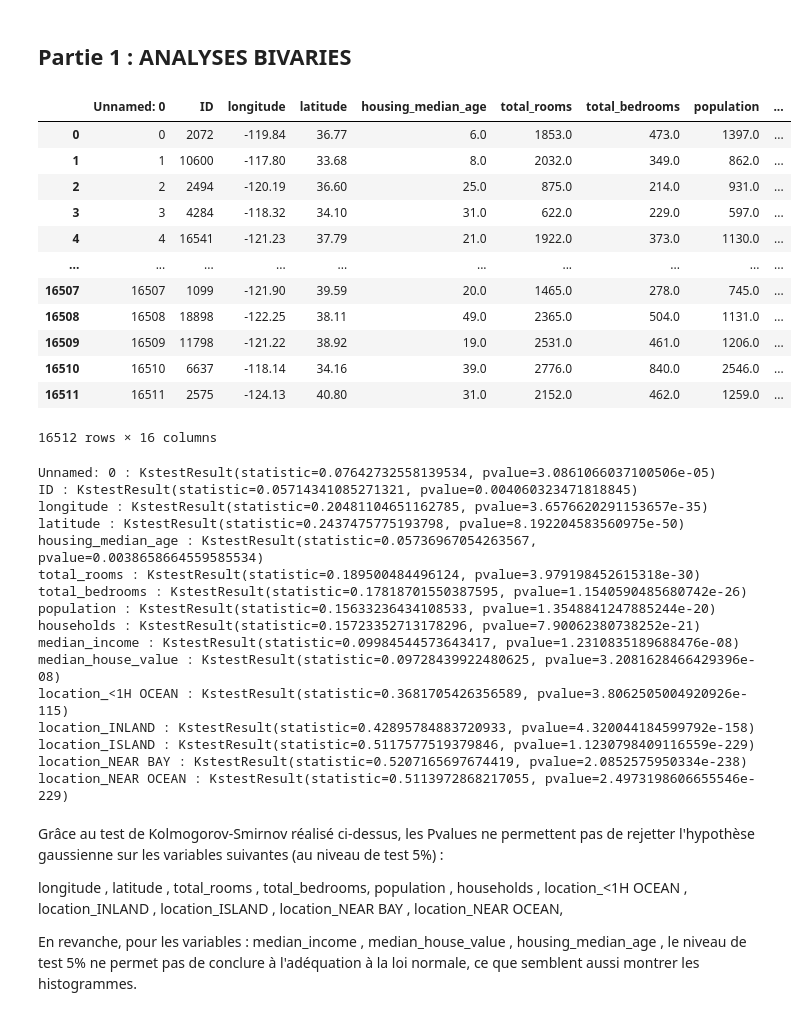
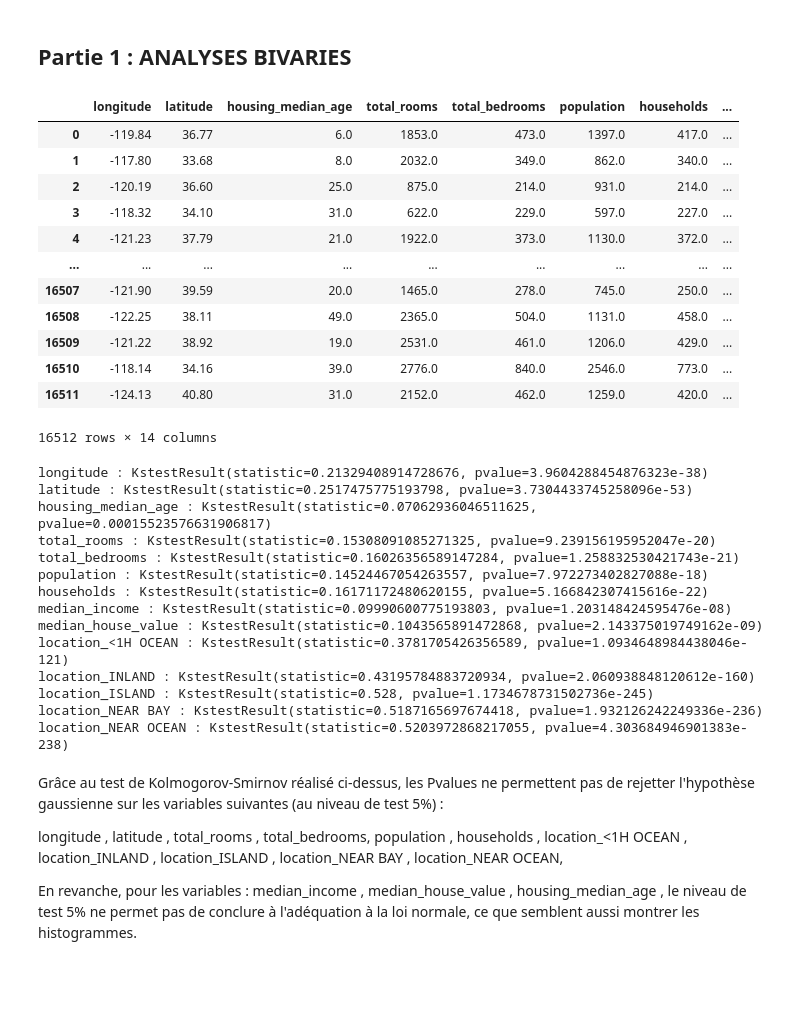
Before and after one commit to kamelbenabdelkader/ML_real_estate_project, a Jupyter notebook: notebook_INFERENCE.ipynb, the cells around one changed output. Saved outputs shown, nothing was run; the diff lists cells and outputs as text; code cells hidden in the pictures; blank space fills up the shorter version.

```diff
--- a/notebook_INFERENCE.ipynb
+++ b/notebook_INFERENCE.ipynb
@@ -44,22 +44,23 @@ warnings.filterwarnings('ignore')
 # %% [markdown]
 ## Partie 1 : ANALYSES BIVARIES
 # %%
-data = pd.read_csv("DATA/df_encod.csv", sep=',')
+dataset = pd.read_csv("DATA/df_encod.csv", sep=',')
+data = dataset.drop('Unnamed: 0', axis =1)
 data
 # %% [output]
-|  | Unnamed: 0 | ID | longitude | latitude | housing_median_age | total_rooms | total_bedrooms | population | ... |
-| 0 | 0 | 2072 | -119.84 | 36.77 | 6.0 | 1853.0 | 473.0 | 1397.0 | ... |
-| 1 | 1 | 10600 | -117.80 | 33.68 | 8.0 | 2032.0 | 349.0 | 862.0 | ... |
-| 2 | 2 | 2494 | -120.19 | 36.60 | 25.0 | 875.0 | 214.0 | 931.0 | ... |
-| 3 | 3 | 4284 | -118.32 | 34.10 | 31.0 | 622.0 | 229.0 | 597.0 | ... |
-| 4 | 4 | 16541 | -121.23 | 37.79 | 21.0 | 1922.0 | 373.0 | 1130.0 | ... |
-| ... | ... | ... | ... | ... | ... | ... | ... | ... | ... |
-| 16507 | 16507 | 1099 | -121.90 | 39.59 | 20.0 | 1465.0 | 278.0 | 745.0 | ... |
-| 16508 | 16508 | 18898 | -122.25 | 38.11 | 49.0 | 2365.0 | 504.0 | 1131.0 | ... |
-| 16509 | 16509 | 11798 | -121.22 | 38.92 | 19.0 | 2531.0 | 461.0 | 1206.0 | ... |
-| 16510 | 16510 | 6637 | -118.14 | 34.16 | 39.0 | 2776.0 | 840.0 | 2546.0 | ... |
-| 16511 | 16511 | 2575 | -124.13 | 40.80 | 31.0 | 2152.0 | 462.0 | 1259.0 | ... |
+|  | longitude | latitude | housing_median_age | total_rooms | total_bedrooms | population | households | ... |
+| 0 | -119.84 | 36.77 | 6.0 | 1853.0 | 473.0 | 1397.0 | 417.0 | ... |
+| 1 | -117.80 | 33.68 | 8.0 | 2032.0 | 349.0 | 862.0 | 340.0 | ... |
+| 2 | -120.19 | 36.60 | 25.0 | 875.0 | 214.0 | 931.0 | 214.0 | ... |
+| 3 | -118.32 | 34.10 | 31.0 | 622.0 | 229.0 | 597.0 | 227.0 | ... |
+| 4 | -121.23 | 37.79 | 21.0 | 1922.0 | 373.0 | 1130.0 | 372.0 | ... |
+| ... | ... | ... | ... | ... | ... | ... | ... | ... |
+| 16507 | -121.90 | 39.59 | 20.0 | 1465.0 | 278.0 | 745.0 | 250.0 | ... |
+| 16508 | -122.25 | 38.11 | 49.0 | 2365.0 | 504.0 | 1131.0 | 458.0 | ... |
+| 16509 | -121.22 | 38.92 | 19.0 | 2531.0 | 461.0 | 1206.0 | 429.0 | ... |
+| 16510 | -118.14 | 34.16 | 39.0 | 2776.0 | 840.0 | 2546.0 | 773.0 | ... |
+| 16511 | -124.13 | 40.80 | 31.0 | 2152.0 | 462.0 | 1259.0 | 420.0 | ... |
-16512 rows × 16 columns
+16512 rows × 14 columns
 # %%
 # data_genuine1= data.groupby("location_<1H OCEAN").count()
 # data_genuine.plot.pie(y="median_house_value",figsize=(8, 8),
@@ -77,22 +78,20 @@ liste_var = data
 for var in liste_var :
     print(var,":",scs.ks_2samp(data[var],list(np.random.normal(np.mean(data[var]), np.std(data[var]), 1000))))
 # %% [output]
-Unnamed: 0 : KstestResult(statistic=0.07642732558139534, pvalue=3.0861066037100506e-05)
-ID : KstestResult(statistic=0.05714341085271321, pvalue=0.004060323471818845)
-longitude : KstestResult(statistic=0.20481104651162785, pvalue=3.6576620291153657e-35)
-latitude : KstestResult(statistic=0.2437475775193798, pvalue=8.192204583560975e-50)
-housing_median_age : KstestResult(statistic=0.05736967054263567, pvalue=0.0038658664559585534)
-total_rooms : KstestResult(statistic=0.189500484496124, pvalue=3.979198452615318e-30)
-total_bedrooms : KstestResult(statistic=0.17818701550387595, pvalue=1.1540590485680742e-26)
-population : KstestResult(statistic=0.15633236434108533, pvalue=1.3548841247885244e-20)
-households : KstestResult(statistic=0.15723352713178296, pvalue=7.90062380738252e-21)
-median_income : KstestResult(statistic=0.09984544573643417, pvalue=1.2310835189688476e-08)
-median_house_value : KstestResult(statistic=0.09728439922480625, pvalue=3.2081628466429396e-08)
-location_<1H OCEAN : KstestResult(statistic=0.3681705426356589, pvalue=3.8062505004920926e-115)
-location_INLAND : KstestResult(statistic=0.42895784883720933, pvalue=4.320044184599792e-158)
-location_ISLAND : KstestResult(statistic=0.5117577519379846, pvalue=1.1230798409116559e-229)
-location_NEAR BAY : KstestResult(statistic=0.5207165697674419, pvalue=2.0852575950334e-238)
-location_NEAR OCEAN : KstestResult(statistic=0.5113972868217055, pvalue=2.4973198606655546e-229)
+longitude : KstestResult(statistic=0.21329408914728676, pvalue=3.9604288454876323e-38)
+latitude : KstestResult(statistic=0.2517475775193798, pvalue=3.7304433745258096e-53)
+housing_median_age : KstestResult(statistic=0.07062936046511625, pvalue=0.00015523576631906817)
+total_rooms : KstestResult(statistic=0.15308091085271325, pvalue=9.239156195952047e-20)
+total_bedrooms : KstestResult(statistic=0.16026356589147284, pvalue=1.258832530421743e-21)
+population : KstestResult(statistic=0.14524467054263557, pvalue=7.972273402827088e-18)
+households : KstestResult(statistic=0.16171172480620155, pvalue=5.166842307415616e-22)
+median_income : KstestResult(statistic=0.09990600775193803, pvalue=1.203148424595476e-08)
+median_house_value : KstestResult(statistic=0.1043565891472868, pvalue=2.143375019749162e-09)
+location_<1H OCEAN : KstestResult(statistic=0.3781705426356589, pvalue=1.0934648984438046e-121)
+location_INLAND : KstestResult(statistic=0.43195784883720934, pvalue=2.060938848120612e-160)
+location_ISLAND : KstestResult(statistic=0.528, pvalue=1.1734678731502736e-245)
+location_NEAR BAY : KstestResult(statistic=0.5187165697674418, pvalue=1.932126242249336e-236)
+location_NEAR OCEAN : KstestResult(statistic=0.5203972868217055, pvalue=4.303684946901383e-238)
 # %% [markdown]
 Grâce au test de Kolmogorov-Smirnov réalisé ci-dessus, les Pvalues ne permettent pas de rejetter l'hypothèse gaussienne sur les variables suivantes (au niveau de test 5%) :
 
```
Also changed, not shown: parts of 23 cells of this notebook, 1 other file.
